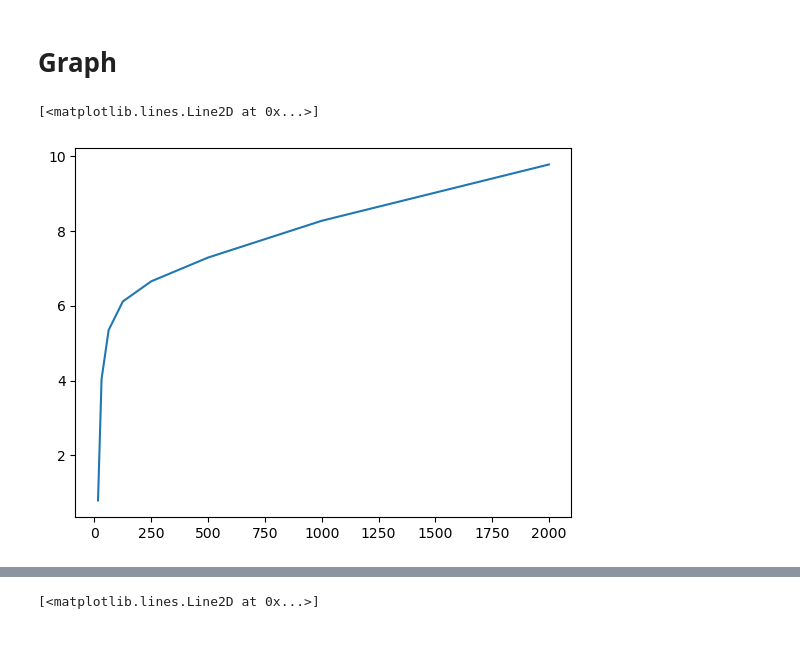
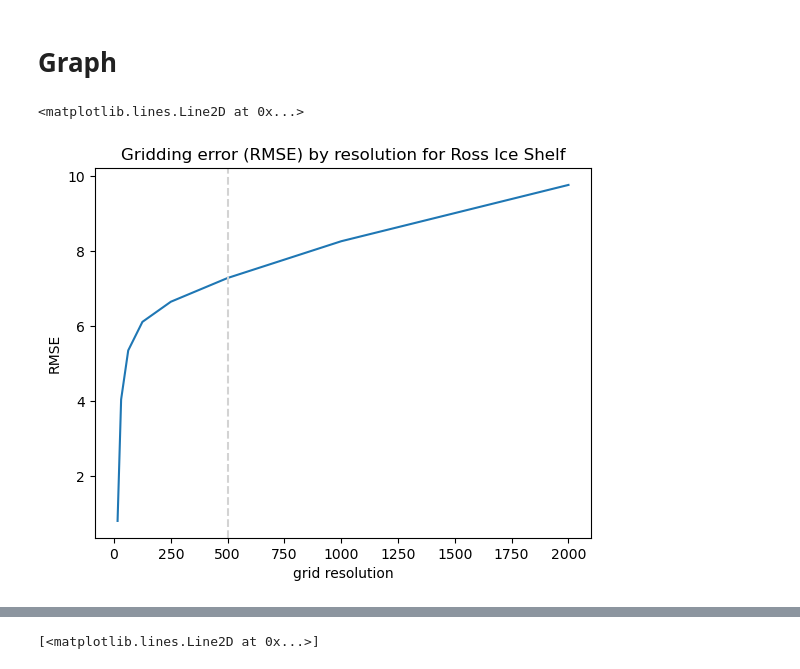
Before and after one commit to kimbente/bedmap, a Jupyter notebook: explore.ipynb, the cells around one changed output, grey strips where cells are left out. Saved outputs shown, nothing was run; the diff lists cells and outputs as text; code cells hidden in the pictures; blank space fills up the shorter version.

```diff
--- a/explore.ipynb
+++ b/explore.ipynb
@@ -83,3 +83,9 @@ pd_data.tail()
 | 2651550 | T1110 | -9999 | 173.014193 | -77.429437 | 2017-11-29 | 20:47:35.19 | ... |
 | 2651551 | T1110 | -9999 | 173.014286 | -77.429273 | 2017-11-29 | 20:47:35.35 | ... |
 | 2651552 | T1110 | -9999 | 173.014380 | -77.429109 | 2017-11-29 | 20:47:35.52 | ... |
+# %%
+df = pd_data[["longitude (degree_east)", "latitude (degree_north)", "date", "surface_altitude (m)", "land_ice_thickness (m)", "bedrock_altitude (m)"]]
+# rename columns
+df.columns = ["lon", "lat", "date", "s", "t", "b"]
+# %%
+df.loc[(df['s'] != -9999) & (df['t'] != -9999) & (df['b'] == -9999), 'b'] = df['s'] - df['t']
@@ -325,8 +348,8 @@ resso_2000 = 2000.0
 df_pp_2000 = preprocess(pd_data)
 df_2000, rate_2000 = gridding_error(df_pp_2000, zero_offset = zo_2000, res = resso_2000)
 
-rmse_1000m = np.sqrt(np.mean(np.square(df_2000["error"])))
-mae_1000m = np.mean(np.abs(df_2000["error"]))
+rmse_2000m = np.sqrt(np.mean(np.square(df_2000["error"])))
+mae_2000m = np.mean(np.abs(df_2000["error"]))
 
 print("Rate of cells with measurements:", np.round(rate_2000, 3))
 print("rmse at 1000 m", np.round(rmse_2000m, 2))
@@ -349,11 +372,16 @@ rmse_array = np.array([rmse_15m, rmse_31m, rmse_62m, rmse_125m, rmse_250m, rmse_
 mae_array = np.array([mae_15m, mae_31m, mae_62m, mae_125m, mae_250m, mae_500m, mae_1000m, mae_2000m])
 rate_array = np.array([rate_15, rate_31, rate_62, rate_125, rate_250, rate_500, rate_1000, rate_2000])
 res_array = np.array([15.625, 31.25, 62.5, 125, 250, 500, 1000, 2000])
-# %%
-plt.plot(res_array, rmse_array)
-# %% [output]
-[<matplotlib.lines.Line2D at 0x...>]
-[figure, removed]
+# %%
+plt.plot(res_array, rmse_array)
+
+plt.xlabel("grid resolution")
+plt.ylabel("RMSE")
+plt.title("Gridding error (RMSE) by resolution for Ross Ice Shelf")
+plt.axvline(x = 500, ls='--', color = "lightgrey")
+# %% [output]
+<matplotlib.lines.Line2D at 0x...>
+[figure, added]
 # %%
 # Visualise without 15
 plt.plot(res_array[1:], rmse_array[1:])
```
Also changed, not shown: parts of 11 cells of this notebook, 2 other files.
